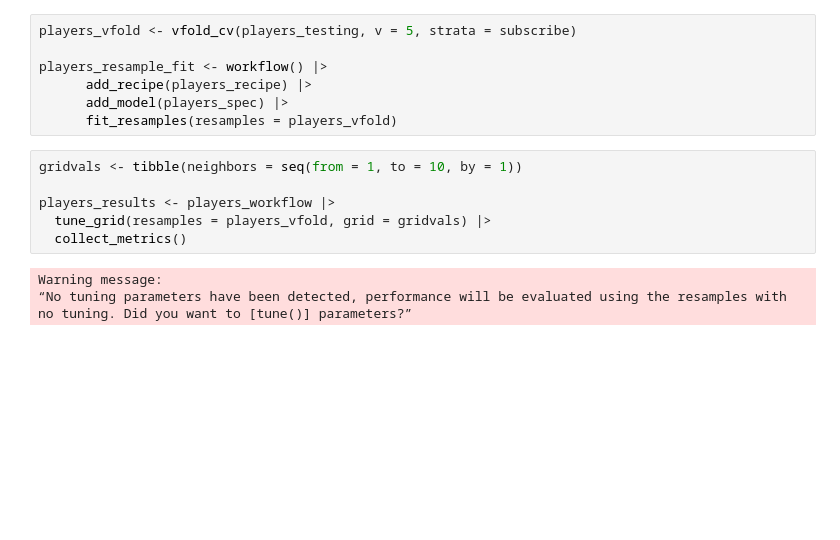
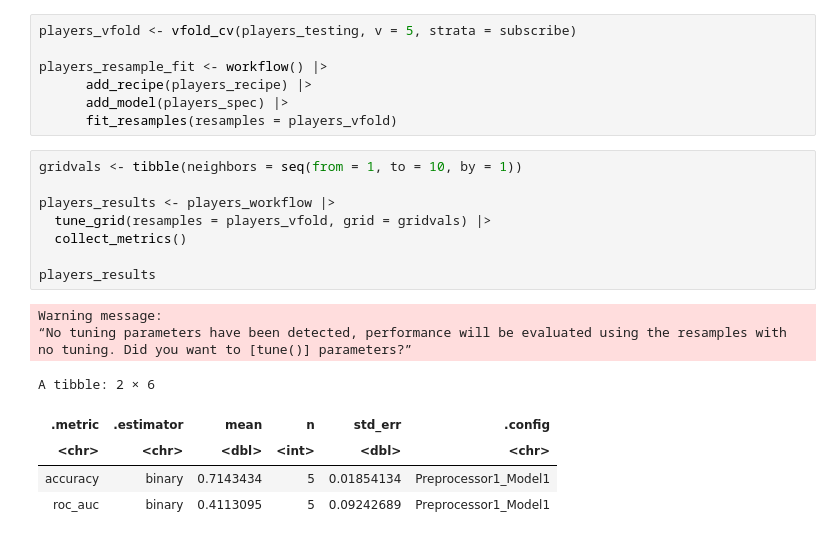
Before and after one commit to IFQXK/DSCI-100-project-group-19, a Jupyter notebook: Group Project.ipynb, the cells around one changed output. Drawn from its saved outputs; the diff is of its cells as text; blank space fills up the shorter version.

Commit message:
Players results

```diff
--- a/Group Project.ipynb
+++ b/Group Project.ipynb
@@ -259,9 +259,16 @@ players_resample_fit <- workflow() |>
 # %%
 gridvals <- tibble(neighbors = seq(from = 1, to = 10, by = 1))
 
 players_results <- players_workflow |>
   tune_grid(resamples = players_vfold, grid = gridvals) |>
   collect_metrics()
+
+players_results
 # %% [output]
 Warning message:
 “No tuning parameters have been detected, performance will be evaluated using the resamples with no tuning. Did you want to [tune()] parameters?”
+A tibble: 2 × 6
+| .metric | .estimator | mean | n | std_err | .config |
+| <chr> | <chr> | <dbl> | <int> | <dbl> | <chr> |
+| accuracy | binary | 0.7143434 | 5 | 0.01854134 | Preprocessor1_Model1 |
+| roc_auc | binary | 0.4113095 | 5 | 0.09242689 | Preprocessor1_Model1 |
```
